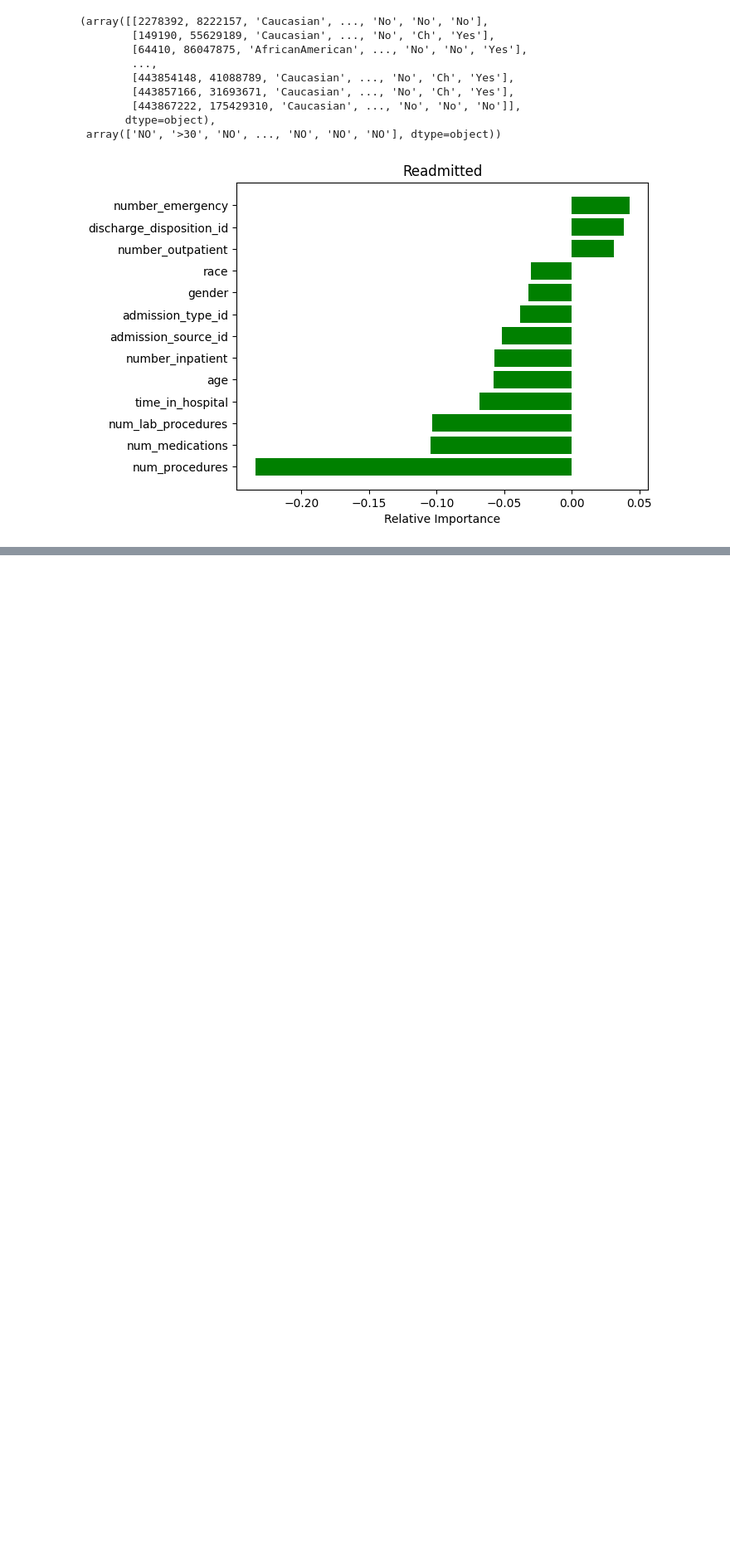
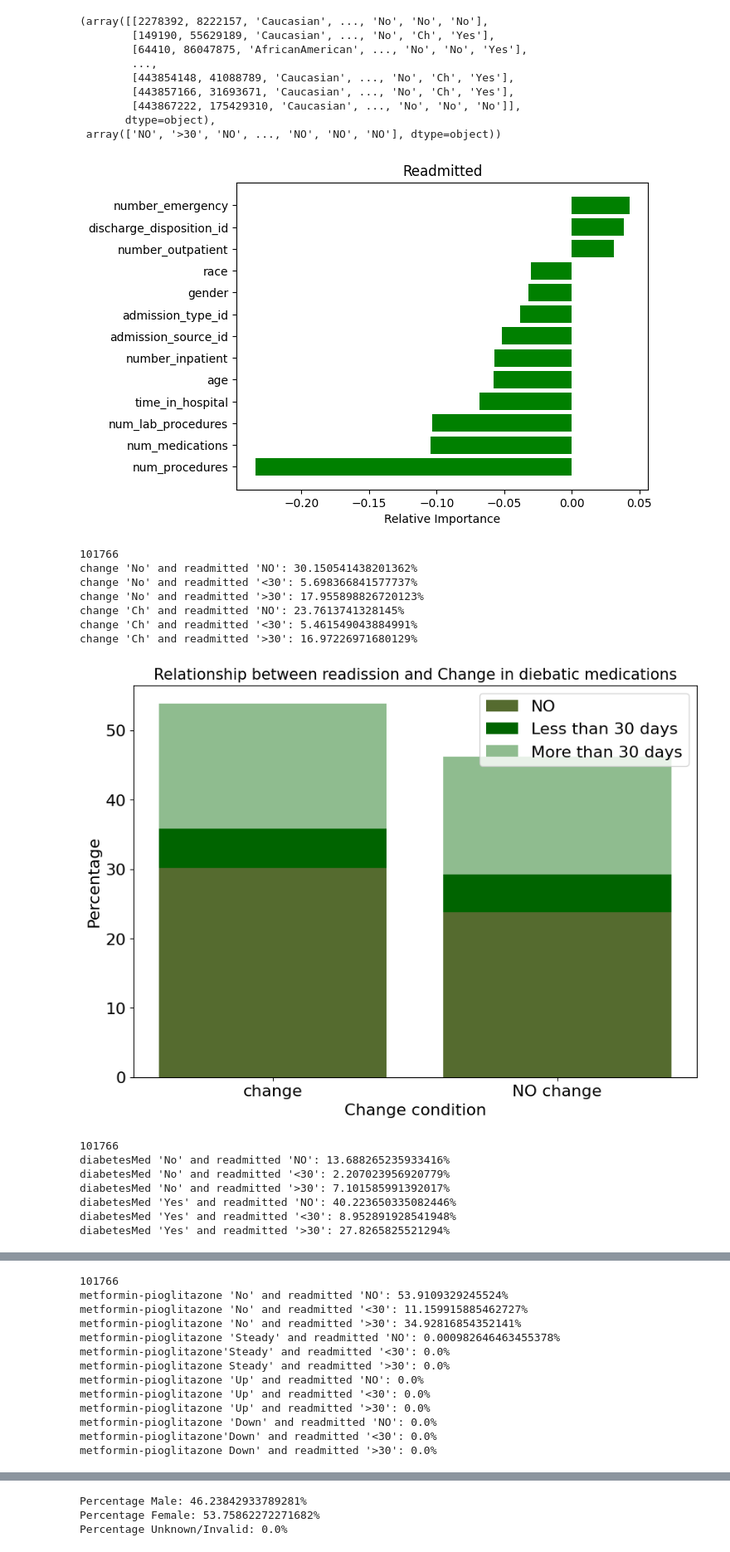
Before and after one commit to bianyiguyuan/diabetic_data_model, a Jupyter notebook: model_train.ipynb, the cells around one changed output, grey strips where cells are left out. Shown at 83% size. Saved outputs shown, nothing was run; the diff lists cells and outputs as text; code cells hidden in the pictures; blank space fills up the shorter version.

```diff
--- a/model_train.ipynb
+++ b/model_train.ipynb
@@ -197,12 +196,7 @@ plt.show()
 import pandas as pd
 
 # Read CSV file
-data = pd.read_csv('diabetic_data（2）.csv')
-
-
-
-
-
+data = pd.read_csv('diabetic_data.csv')
 
 # In[44]:
 
@@ -447,7 +441,7 @@ import matplotlib.pyplot as plt
 import numpy as np
 
 # Read CSV file
-data = pd.read_csv('diabetic_data（2）.csv')
+data = pd.read_csv('diabetic_data.csv')
 
 # Define all the medicines
 medicines = ['metformin','repaglinide','nateglinide','chlorpropamide','glimepiride','acetohexamide','glipizide','glyburide','tolbutamide','pioglitazone','rosiglitazone','acarbose','miglitol','troglitazone','tolazamide','examide','citoglipton','insulin','glyburide-metformin','glipizide-metformin','glimepiride-pioglitazone','metformin-rosiglitazone','metformin-pioglitazone']  # 添加其他药物的名称
@@ -502,16 +496,13 @@ plt.show()
 
 
 import matplotlib.pyplot as plt
-
-# Assuming 'data' is your DataFrame containing Race information
+import matplotlib as mpl
+mpl.rcParams['font.size'] = 16.0
 
 # Calculate the counts for different genders
-Caucasian_count = len(data[data['race'] == 'Caucasian'])
-Asian_count = len(data[data['race'] == 'Asian'])
-Afeican_count = len(data[data['race'] == 'Afeican'])
-American_count = len(data[data['race'] == 'American'])
-Hispanic_count = len(data[data['race'] == 'Hispanic'])
-other_count = len(data[data['race'] == 'other_count'])
+male_count = len(data[data['gender'] == 'Male'])
+female_count = len(data[data['gender'] == 'Female'])
+unknown_count = len(data[data['gender'] == 'unknown'])
 total_count = len(data)
 
 # Calculate percentages
@@ -530,15 +521,15 @@ sizes = [p1, p2, p3]  # Portions for the pie chart
 colors = ['gold', 'yellowgreen', 'lightcoral']
 
 # Plot the figure
-plt.figure(figsize=(8, 8))
-plt.pie(sizes, labels=labels, colors=colors, autopct='%1.1f%%', startangle=140)
+plt.figure(figsize=(13, 8))
+plt.pie(sizes, labels=labels, colors=colors, autopct='%1.1f%%', startangle=200)
 
 # Set the title
 plt.title('Gender distribution')
 
 # Show the plot
 plt.axis('equal')  # Ensure it's a circle and not an ellipse
-plt.legend(loc='upper right')
+plt.legend(loc='upper right', fontsize=16, bbox_to_anchor=(1.05, 1))
 plt.show()
 
 
@@ -652,34 +643,48 @@ none_count = len(data[data['A1Cresult'] == 'None'])
 
 total_count = len(data)
 
 # Calculate percentages
 p1 = (normal_count / total_count) * 100
 p2 = (gt_8_count / total_count) * 100
 p3 = (gt_7_count / total_count) * 100
 p4 = (none_count / total_count) * 100
 
 print(f"Percentage Normal: {p1:.2f}%")
 print(f"Percentage >8: {p2:.2f}%")
 print(f"Percentage >7: {p3:.2f}%")
 print(f"Percentage None: {p4:.2f}%")
 
 labels = ['Normal', '>8','None', '>7']
 sizes = [p1, p2, p4, p3]  # Portions for the pie chart
 
 # Set the colors
 colors = ['gold', 'yellowgreen', 'lightcoral', 'lightskyblue']
 
 # Plot the figure
 plt.figure(figsize=(8, 8))
 plt.pie(sizes, labels=labels, colors=colors, autopct='%1.1f%%', startangle=140)
 
 # Set the title
 plt.title('A1Cresult Value')
 
 # Show the plot
 plt.axis('equal')  # Ensure it's a circle and not an ellipse
-plt.legend(loc='upper right')
+plt.legend(loc='upper right', fontsize=12, bbox_to_anchor=(1.05, 1))
 plt.show()
-
-
-# In[ ]:
+# In[ ]: t
+# %% [output]
+101766
+change 'No' and readmitted 'NO': 30.150541438201362%
+change 'No' and readmitted '<30': 5.698366841577737%
+change 'No' and readmitted '>30': 17.955898826720123%
+change 'Ch' and readmitted 'NO': 23.7613741328145%
+change 'Ch' and readmitted '<30': 5.461549043884991%
+change 'Ch' and readmitted '>30': 16.97226971680129%
+[figure, added]
+101766
+diabetesMed 'No' and readmitted 'NO': 13.688265235933416%
+diabetesMed 'No' and readmitted '<30': 2.207023956920779%
+diabetesMed 'No' and readmitted '>30': 7.101585991392017%
+diabetesMed 'Yes' and readmitted 'NO': 40.223650335082446%
+diabetesMed 'Yes' and readmitted '<30': 8.952891928541948%
+diabetesMed 'Yes' and readmitted '>30': 27.8265825521294%
@@ -685,0 +692,13 @@ plt.show()
+101766
+metformin-pioglitazone 'No' and readmitted 'NO': 53.9109329245524%
+metformin-pioglitazone 'No' and readmitted '<30': 11.159915885462727%
+metformin-pioglitazone 'No' and readmitted '>30': 34.92816854352141%
+metformin-pioglitazone 'Steady' and readmitted 'NO': 0.000982646463455378%
+metformin-pioglitazone'Steady' and readmitted '<30': 0.0%
+metformin-pioglitazone Steady' and readmitted '>30': 0.0%
+metformin-pioglitazone 'Up' and readmitted 'NO': 0.0%
+metformin-pioglitazone 'Up' and readmitted '<30': 0.0%
+metformin-pioglitazone 'Up' and readmitted '>30': 0.0%
+metformin-pioglitazone 'Down' and readmitted 'NO': 0.0%
+metformin-pioglitazone'Down' and readmitted '<30': 0.0%
+metformin-pioglitazone Down' and readmitted '>30': 0.0%
@@ -685,0 +707,3 @@ plt.show()
+Percentage Male: 46.23842933789281%
+Percentage Female: 53.75862272271682%
+Percentage Unknown/Invalid: 0.0%
```
Also changed, not shown: parts of 2 cells of this notebook.
